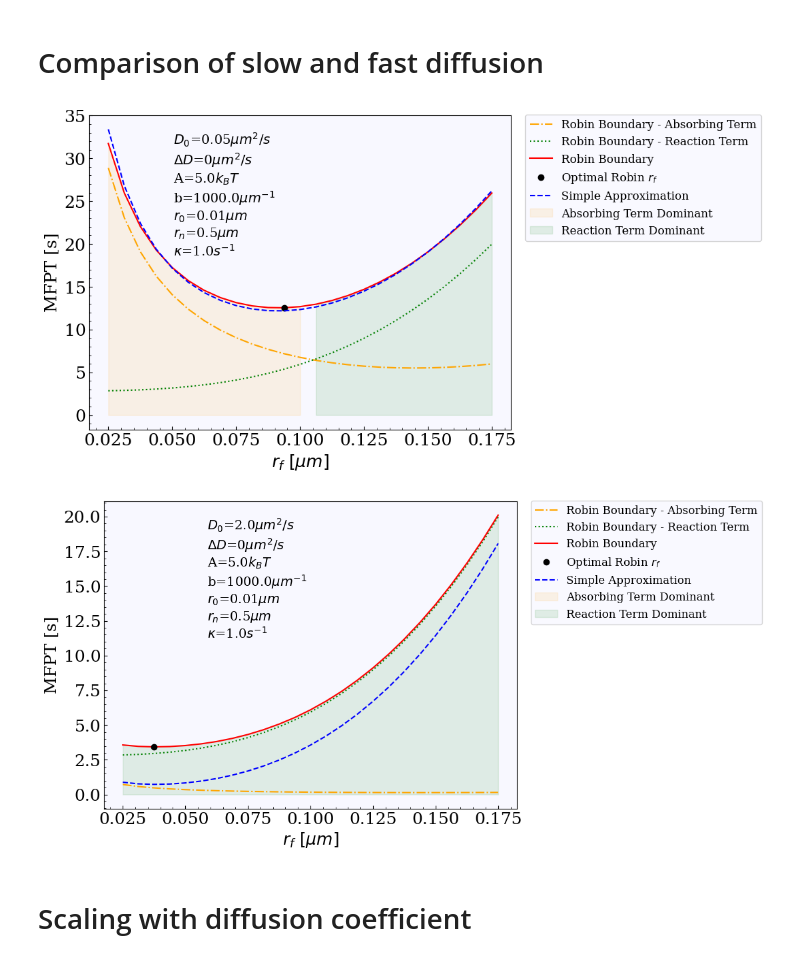
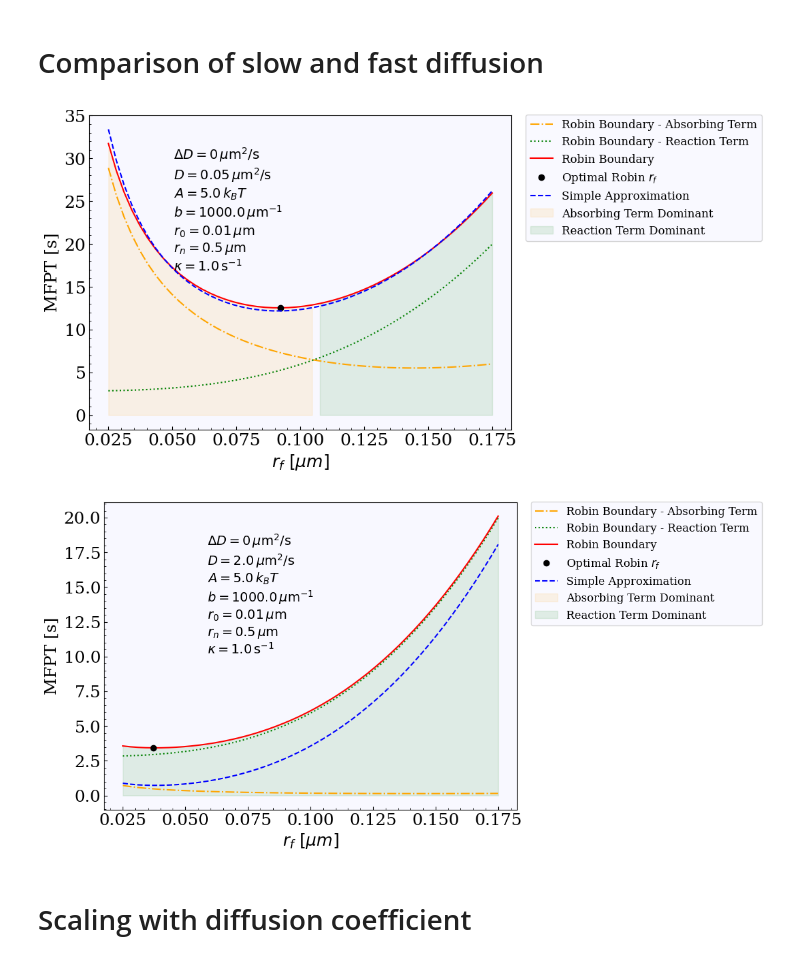
Before and after one commit to Emilie-Jessen/MFPT_Minimization, a Jupyter notebook: RobinBoundary_HomogeneousDiffusion.ipynb, the cells around one changed output. Saved outputs shown, nothing was run; the diff lists cells and outputs as text; code cells hidden in the pictures.

```diff
--- a/RobinBoundary_HomogeneousDiffusion.ipynb
+++ b/RobinBoundary_HomogeneousDiffusion.ipynb
@@ -241,7 +253,7 @@ D_slow = 0.05
 D_fast = 2.0
 
 kappa = 1.0
-rf_vals = np.linspace(0.025, 0.175, 25)
+rf_vals = np.linspace(0.025, 0.175, 50)
 
 tau1_slow, tau2_slow, mfpt_slow = np.zeros(len(rf_vals)), np.zeros(len(rf_vals)), np.zeros(len(rf_vals))
 tau1_fast, tau2_fast, mfpt_fast = np.zeros(len(rf_vals)), np.zeros(len(rf_vals)), np.zeros(len(rf_vals))
@@ -265,8 +277,16 @@ ax.plot(rf_vals, mfpt_slow, label=f'Robin Boundary', color='red')
 ax.plot(optimal_rf_slow, mfpt_slow[min_index_slow], 'ko', label=f'Optimal Robin $r_f$')
 
 # Put the diffusion coefficient values and the potential A on the plot
-ax.text(0.2, 0.95, f'$D_0$={D_slow}$\mu m^2/s$\n$\Delta D$=0$\mu m^2/s$\nA={A}$k_BT$\nb={b}$\mu m^{{-1}}$\n$r_0$={r_target}$\mu m$\n$r_n$={r_n}$\mu m$\n$\kappa$={kappa}$s^{{-1}}$',
-        transform=ax.transAxes, verticalalignment='top', fontsize=14)
+text_str = rf"""
+$\Delta D = 0\,\mu\mathrm{{m}}^2/\mathrm{{s}}$
+$D = {D_slow}\,\mu\mathrm{{m}}^2/\mathrm{{s}}$
+$A = {A}\,k_BT$
+$b = {b}\,\mu\mathrm{{m}}^{{-1}}$
+$r_0 = {r_target}\,\mu\mathrm{{m}}$
+$r_n = {r_n}\,\mu\mathrm{{m}}$
+$\kappa = {kappa}\,\mathrm{{s}}^{{-1}}$
+"""
+ax.text(0.2, 0.95, text_str, transform=ax.transAxes, verticalalignment='top', fontsize=14)
 
 # Plot the simple approximation for the slow diffusion case
 simple_approx_slow = np.array([simple_approx(r_target, rf, r_n, D_slow, D_slow, kappa, A=None) for rf in rf_vals])
@@ -277,37 +297,45 @@ absorbing_dominant = tau1_slow >= tau2_slow
 ax.fill_between(rf_vals, 0, mfpt_slow, where=absorbing_dominant, color='orange', alpha=0.1, label='Absorbing Term Dominant')
 ax.fill_between(rf_vals, 0, mfpt_slow, where=~absorbing_dominant, color='green', alpha=0.1, label='Reaction Term Dominant')
 ax.set_xlabel(r'$r_f$ $[\mu m]$')
 ax.set_ylabel('MFPT [s]')
 ax.legend(fontsize=12, bbox_to_anchor=(1.02, 1.02), loc='upper left')
 plt.show()
 
 
 # Plot for the fast diffusion case
 fig, ax = plt.subplots(figsize=(8, 6))
 ax.plot(rf_vals, tau1_fast, label='Robin Boundary - Absorbing Term', color='orange', linestyle='-.')
 ax.plot(rf_vals, tau2_fast, label='Robin Boundary - Reaction Term', color='green', linestyle=':')
 ax.plot(rf_vals, mfpt_fast, label=f'Robin Boundary', color='red')
 ax.plot(optimal_rf_fast, mfpt_fast[min_index_fast], 'ko', label=f'Optimal Robin $r_f$')
 
 # Put the diffusion coefficient values and the potential A on the plot
-ax.text(0.25, 0.95, f'$D_0$={D_fast}$\mu m^2/s$\n$\Delta D$=0$\mu m^2/s$\nA={A}$k_BT$\nb={b}$\mu m^{{-1}}$\n$r_0$={r_target}$\mu m$\n$r_n$={r_n}$\mu m$\n$\kappa$={kappa}$s^{{-1}}$',
-        transform=ax.transAxes, verticalalignment='top', fontsize=14)
+text_str = rf"""
+$\Delta D = 0\,\mu\mathrm{{m}}^2/\mathrm{{s}}$
+$D = {D_fast}\,\mu\mathrm{{m}}^2/\mathrm{{s}}$
+$A = {A}\,k_BT$
+$b = {b}\,\mu\mathrm{{m}}^{{-1}}$
+$r_0 = {r_target}\,\mu\mathrm{{m}}$
+$r_n = {r_n}\,\mu\mathrm{{m}}$
+$\kappa = {kappa}\,\mathrm{{s}}^{{-1}}$
+"""
+ax.text(0.25, 0.95, text_str, transform=ax.transAxes, verticalalignment='top', fontsize=14)
 
 # Plot the simple approximation for the fast diffusion case
 simple_approx_fast = np.array([simple_approx(r_target, rf, r_n, D_fast, D_fast, kappa, A=None) for rf in rf_vals])
 ax.plot(rf_vals, simple_approx_fast, label='Simple Approximation', color='blue', linestyle='--')
 
 # Fill the background where the absorbing term dominates (tau1 > tau2)
 absorbing_dominant = tau1_fast >= tau2_fast
 ax.fill_between(rf_vals, 0, mfpt_fast, where=absorbing_dominant, color='orange', alpha=0.1, label='Absorbing Term Dominant')
 ax.fill_between(rf_vals, 0, mfpt_fast, where=~absorbing_dominant, color='green', alpha=0.1, label='Reaction Term Dominant')
 ax.set_xlabel(r'$r_f$ $[\mu m]$')
 ax.set_ylabel('MFPT [s]')
 ax.legend(fontsize=12, bbox_to_anchor=(1.02, 1.02), loc='upper left')
 plt.show()
 # %% [output]
-[figure, old version]
+[figure, new version]
-[figure, old version]
+[figure, new version]
 # %% [markdown]
 # Scaling with diffusion coefficient
 # %%
```
Also changed, not shown: parts of 8 cells of this notebook.
